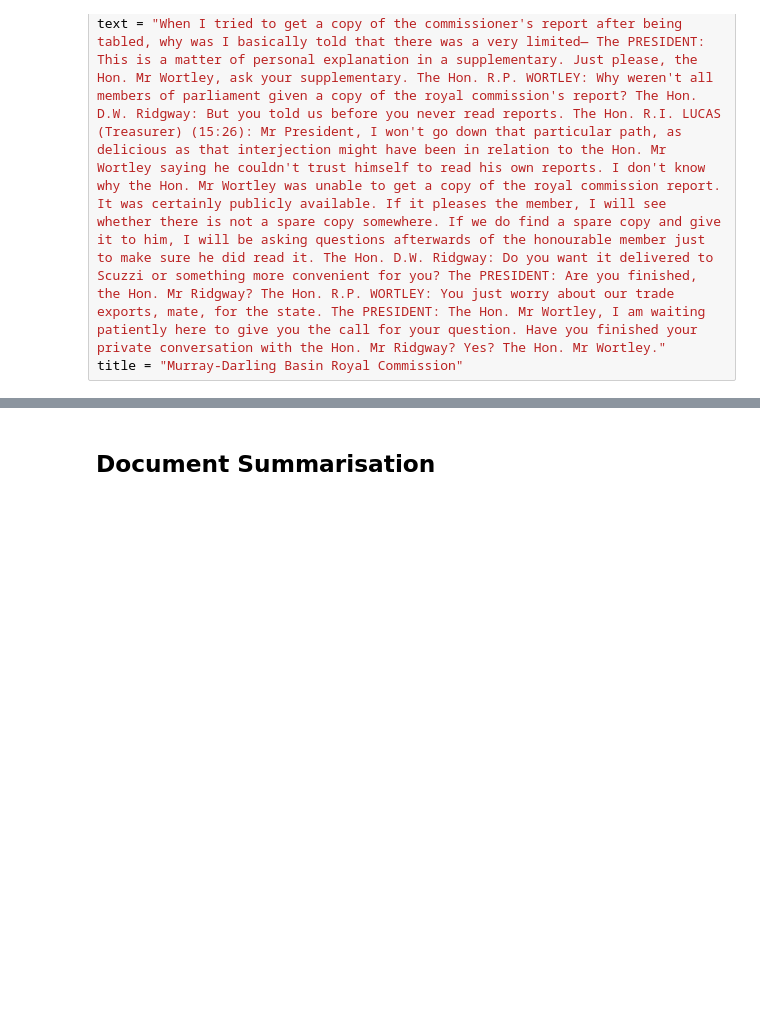
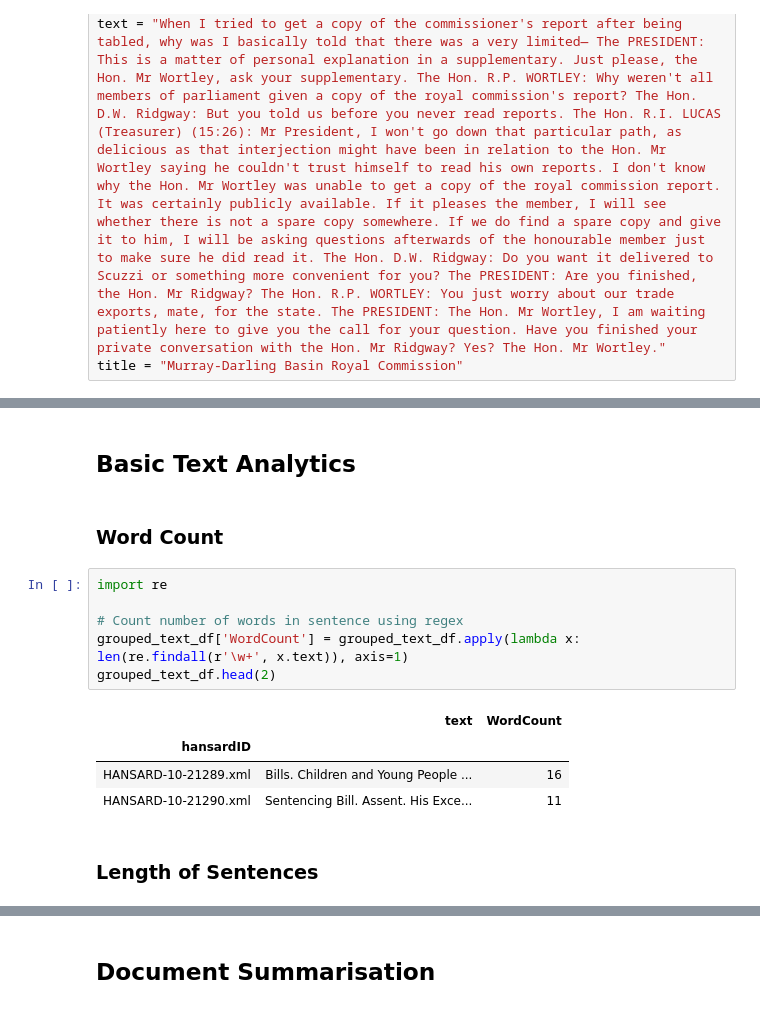
Before and after one commit to xcelsiorbosi/UNI_2019_DAG_TEXT_ANALYTICS, a Jupyter notebook: analytics/TextAnalyticsExploration.ipynb, the cells around one changed output, grey strips where cells are left out. Saved outputs shown, nothing was run; the diff lists cells and outputs as text; blank space fills up the shorter version.

```diff
--- a/analytics/TextAnalyticsExploration.ipynb
+++ b/analytics/TextAnalyticsExploration.ipynb
@@ -56,0 +55,17 @@ grouped_text.iloc[4]
+# %% [markdown]
+## Basic Text Analytics
+# %% [markdown]
+### Word Count
+# %%
+import re
+
+# Count number of words in sentence using regex
+grouped_text_df['WordCount'] = grouped_text_df.apply(lambda x: len(re.findall(r'\w+', x.text)), axis=1)
+grouped_text_df.head(2)
+# %% [output]
+|  | text | WordCount |
+| hansardID |  |  |
+| HANSARD-10-21289.xml | Bills. Children and Young People ... | 16 |
+| HANSARD-10-21290.xml | Sentencing Bill. Assent. His Exce... | 11 |
+# %% [markdown]
+### Length of Sentences
```
Also changed, not shown: parts of 37 cells of this notebook, 1 other file.
